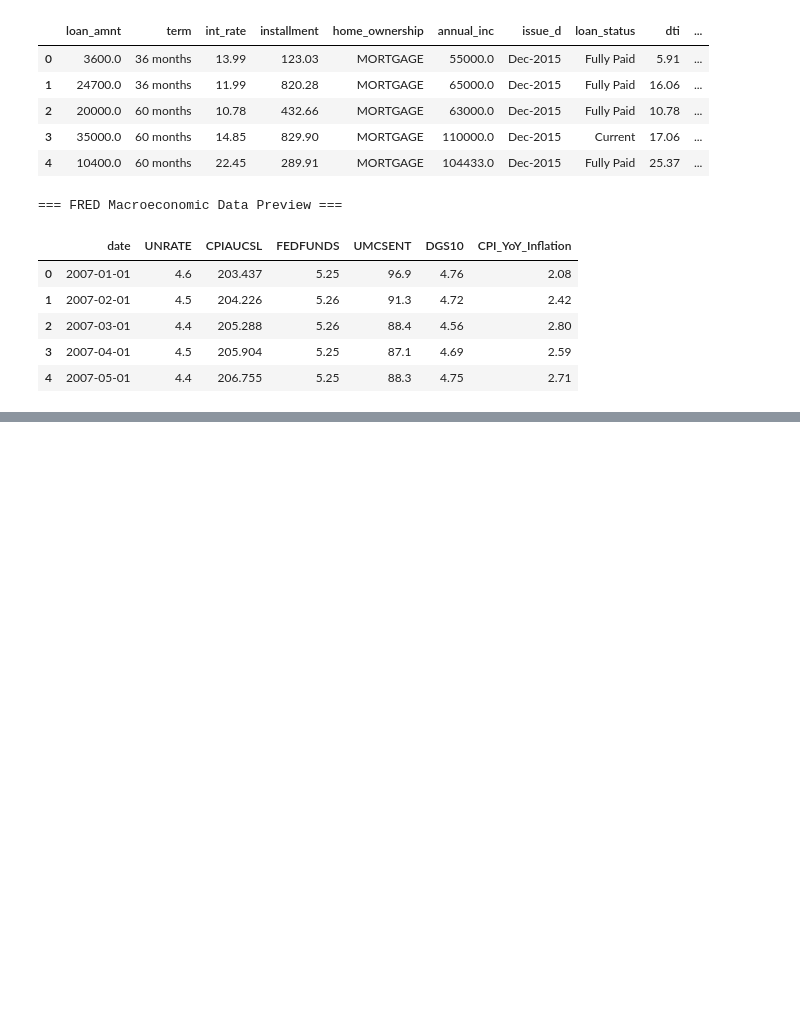
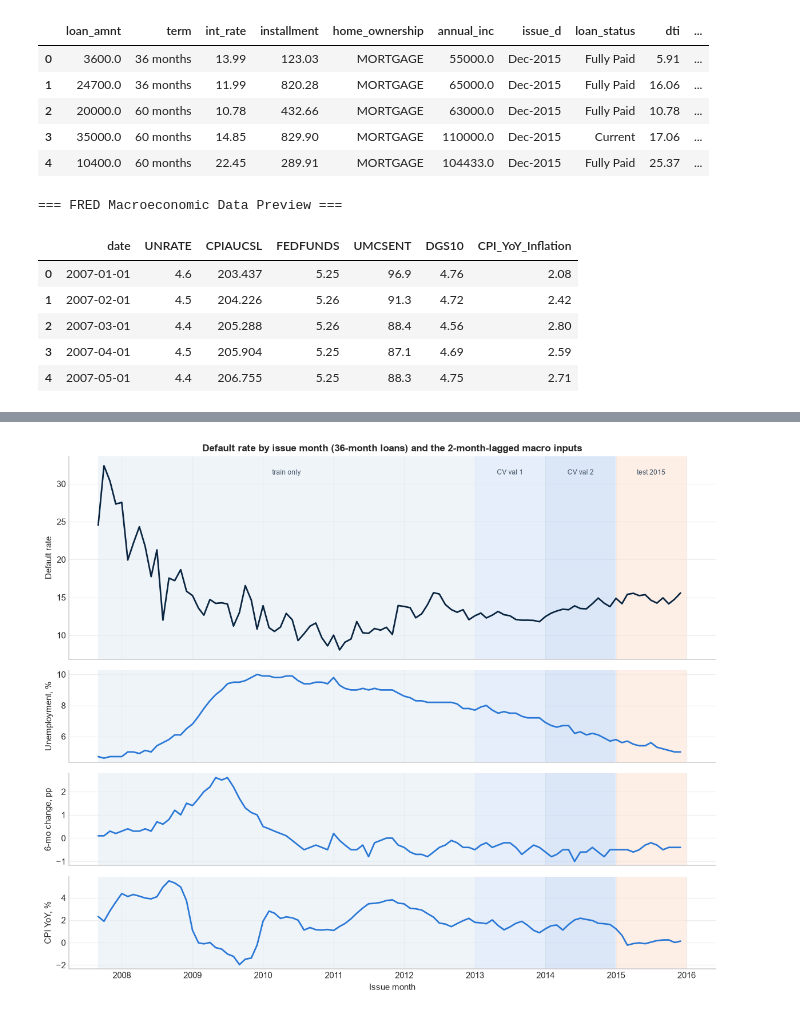
Before and after one commit to Siti-digital/Loan-Default-Risk-Predictor, a Jupyter notebook: macro_stress_testing.ipynb, the cells around one changed output, grey strips where cells are left out. Drawn from its saved outputs; the diff is of its cells as text; code cells hidden in the pictures; blank space fills up the shorter version.

```diff
--- a/macro_stress_testing.ipynb
+++ b/macro_stress_testing.ipynb
@@ -1097,0 +300,81 @@ Successfully exported benchmark comparison summary to web/benchmark_results.json
+# %%
+# Data quality: missingness and extreme values (train vs test)
+quality_cols = ['annual_inc', 'dti', 'fico_avg', 'revol_util', 'open_acc', 'pub_rec', 'mort_acc', 'loan_amnt']
+quality_df = pd.DataFrame([{
+    'feature': c,
+    'missing_train_pct': 100 * train_df[c].isna().mean(), 'missing_test_pct': 100 * test_df[c].isna().mean(),
+    'median_train': train_df[c].median(), 'p99_train': train_df[c].quantile(0.99),
+    'max_train': train_df[c].max(), 'max_test': test_df[c].max()} for c in quality_cols])
+display(quality_df.round(3))
+mort_missing_by_year = df.groupby(df['issue_date'].dt.year)['mort_acc'].apply(lambda s: round(100 * s.isna().mean(), 1))
+print('mort_acc missing (%) by vintage:', mort_missing_by_year.to_dict())
+print('home_ownership categories:', df['home_ownership'].value_counts().to_dict())
+data_quality_notes = {
+    'annual_inc_over_1m': int((df['annual_inc'] > 1e6).sum()),
+    'annual_inc_zero': int((df['annual_inc'] == 0).sum()),
+    'dti_at_or_above_100': int((df['dti'] >= 100).sum()),
+    'dti_missing': int(df['dti'].isna().sum()),
+    'revol_util_over_100': int((df['revol_util'] > 100).sum()),
+    'annual_inc_skew_raw': float(df['annual_inc'].skew()),
+    'annual_inc_skew_log': float(np.log1p(df['annual_inc']).skew()),
+    'mort_acc_missing_pct': float(100 * df['mort_acc'].isna().mean()),
+}
+print(data_quality_notes)
+
+# Monthly view: default rate by issue month and the lagged macro inputs (aligned panels, one y-axis each)
+monthly = (df.groupby('issue_date')
+             .agg(loans=('default', 'size'), default_rate=('default', 'mean'), UNRATE=('UNRATE', 'first'),
+                  UNRATE_change_6m=('UNRATE_change_6m', 'first'), CPI_YoY_Inflation=('CPI_YoY_Inflation', 'first'))
+             .reset_index())
+windows = [('2007-09-01', '2012-12-31', '#e5edf5', 'train only'), ('2013-01-01', '2013-12-31', '#d5e4f7', 'CV val 1'),
+           ('2014-01-01', '2014-12-31', '#c3d8f3', 'CV val 2'), ('2015-01-01', '2015-12-31', '#fde3d6', 'test 2015')]
+fig, axes = plt.subplots(4, 1, figsize=(11, 9), sharex=True, gridspec_kw={'height_ratios': [2.2, 1, 1, 1]})
+series = [('default_rate', 'Default rate', 100, PALETTE['ACTUAL']), ('UNRATE', 'Unemployment, %', 1, '#2a78d6'),
+          ('UNRATE_change_6m', '6-mo change, pp', 1, '#2a78d6'), ('CPI_YoY_Inflation', 'CPI YoY, %', 1, '#2a78d6')]
+for ax, (col, label, mult, colour) in zip(axes, series):
+    for a, b, shade, _ in windows:
+        ax.axvspan(pd.Timestamp(a), pd.Timestamp(b), color=shade, alpha=0.6, lw=0)
+    ax.plot(monthly['issue_date'], monthly[col] * mult, color=colour, lw=1.8)
+    ax.set_ylabel(label)
+axes[0].set_title('Default rate by issue month (36-month loans) and the 2-month-lagged macro inputs')
+for a, b, _, name in windows:
+    axes[0].text(pd.Timestamp(a) + (pd.Timestamp(b) - pd.Timestamp(a)) / 2, axes[0].get_ylim()[1] * 0.95, name,
+                 ha='center', va='top', fontsize=8, color='#425466')
+axes[-1].set_xlabel('Issue month')
+plt.tight_layout()
+plt.savefig(f'{FIG_DIR}/eda_default_rate_and_macro.png', bbox_inches='tight')
+plt.show()
+print('Loans per month: median', int(monthly['loans'].median()), '| fewer than 500 loans/month before',
+      monthly.loc[monthly['loans'] >= 500, 'issue_date'].min().strftime('%b %Y'), '-> early monthly rates are noisy.')
+
+# Borrower signal on the training window: default rate by band
+def band_table(frame):
+    bands = {
+        'FICO (avg)': pd.cut(frame['fico_avg'], [0, 660, 690, 720, 750, 900], right=False,
+                             labels=['<660', '660-689', '690-719', '720-749', '750+']),
+        'DTI (%)': pd.cut(frame['dti'], [-1, 10, 20, 30, 1e9], labels=['0-10', '10-20', '20-30', '30+']),
+        'Annual income': pd.cut(frame['annual_inc'], [-1, 40e3, 60e3, 90e3, 150e3, 1e12],
+                                labels=['<$40k', '$40-60k', '$60-90k', '$90-150k', '$150k+']),
+        'Home ownership': frame['home_ownership'].where(frame['home_ownership'].isin(['MORTGAGE', 'RENT', 'OWN']), 'OTHER'),
+    }
+    rows = []
+    for name, lab in bands.items():
+        g = frame.groupby(lab, observed=True)['default'].agg(['size', 'mean'])
+        for lvl, r in g.iterrows():
+            rows.append({'feature': name, 'level': str(lvl), 'loans': int(r['size']), 'default_rate': float(r['mean'])})
+    return pd.DataFrame(rows)
+
+borrower_signal_df = band_table(train_df)
+borrower_signal_df = borrower_signal_df[borrower_signal_df['loans'] >= 200]
+fig, axes = plt.subplots(1, 4, figsize=(14, 3.4), sharey=True)
+for ax, (name, g) in zip(axes, borrower_signal_df.groupby('feature', sort=False)):
+    ax.bar(g['level'], 100 * g['default_rate'], color='#2a78d6', width=0.62)
+    ax.axhline(100 * train_df['default'].mean(), color='#425466', ls='--', lw=1)
+    ax.set_title(name)
+    ax.tick_params(axis='x', labelrotation=30, labelsize=8)
+axes[0].set_ylabel('Default rate, % (2007-2014)')
+plt.suptitle('Borrower fields separate risk strongly (dashed line = training base rate)', y=1.04, fontsize=11)
+plt.tight_layout()
+plt.savefig(f'{FIG_DIR}/eda_borrower_signal.png', bbox_inches='tight')
+plt.show()
+# %% [output]
@@ -1097,0 +394 @@ Successfully exported benchmark comparison summary to web/benchmark_results.json
+[figure, added]
```
Also changed, not shown: parts of 34 cells of this notebook, 52 other files.
